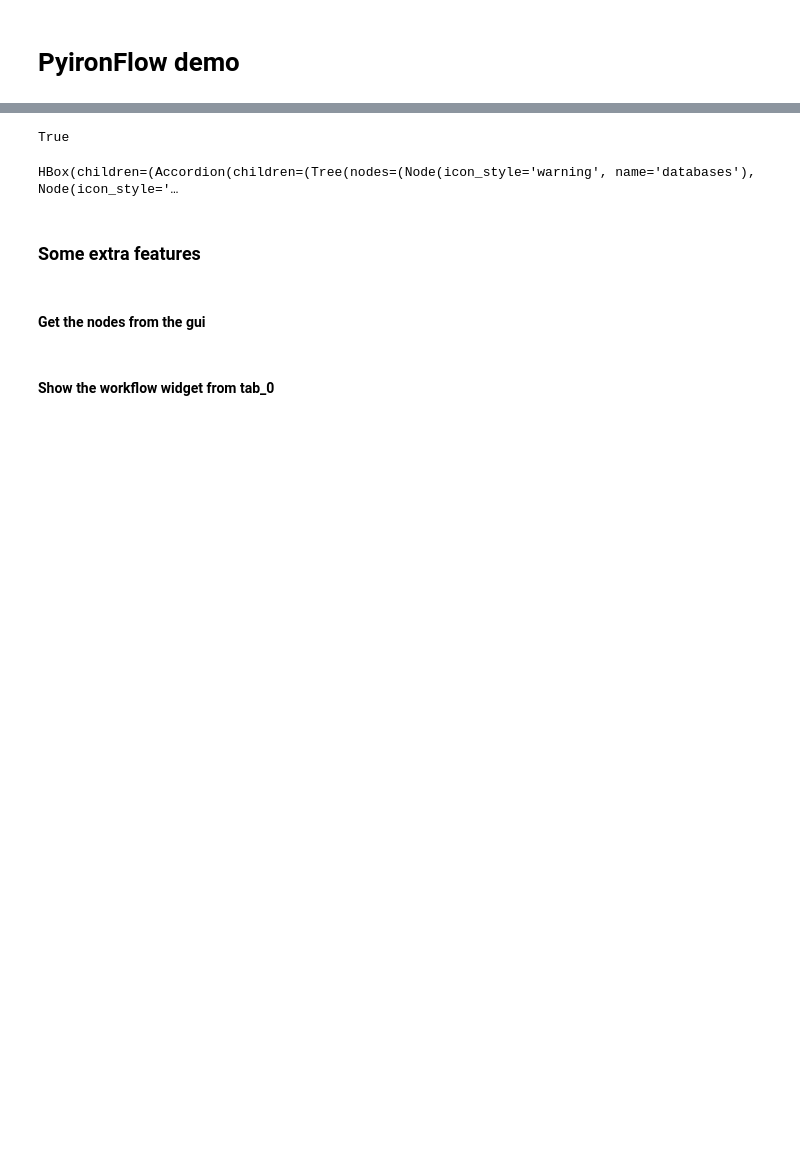
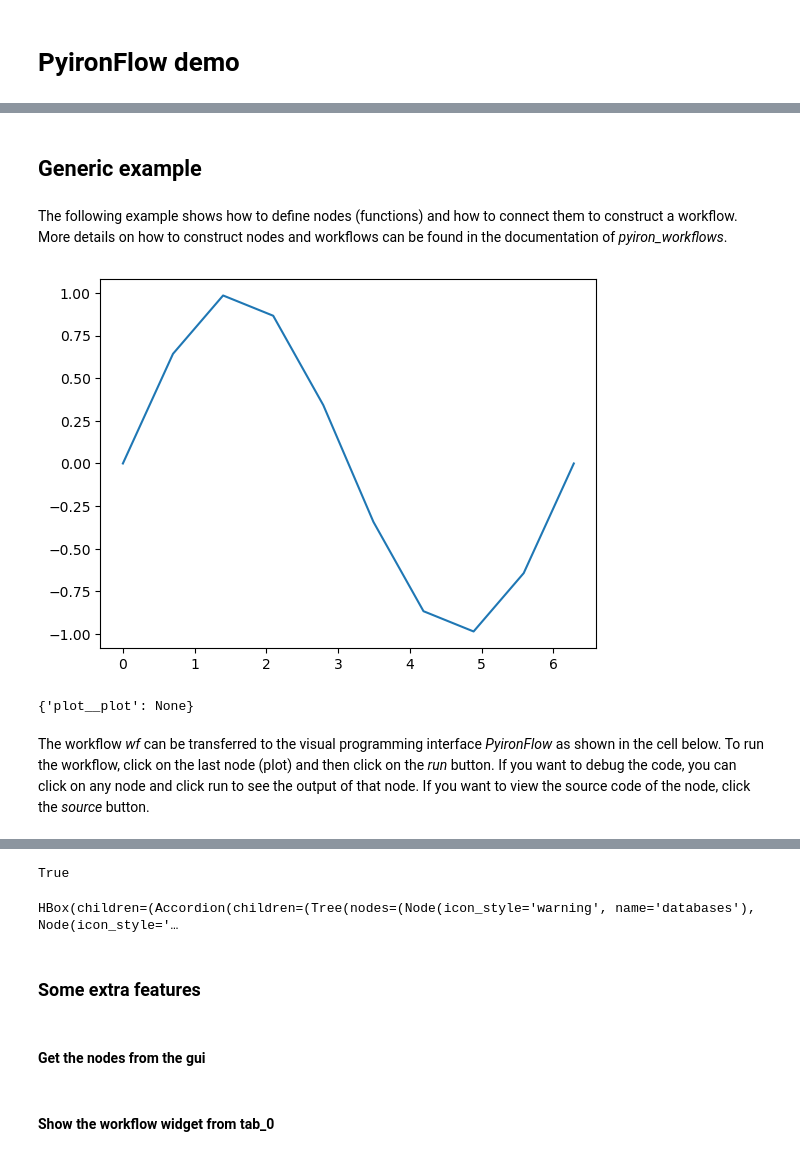
Before and after one commit to pyiron/pyironFlow, a Jupyter notebook: pyironflow_demo.ipynb, the cells around one changed output, grey strips where cells are left out. Cells and saved outputs as stored; diff of their text form; code cells hidden in the pictures; blank space fills up the shorter version.

Commit message:
Extended, documented and polished the pyironflow_demo notebook. Added metadata (license etc. to python and jsx files).

```diff
--- a/pyironflow_demo.ipynb
+++ b/pyironflow_demo.ipynb
@@ -19,0 +11,4 @@ sys.path.insert(0, str(Path(Path.cwd()).parent) + '/pyiron_nodes')
+# %% [markdown]
+## Generic example
+# %% [markdown]
+The following example shows how to define nodes (functions) and how to connect them to construct a workflow. More details on how to construct nodes and workflows can be found in the documentation of _pyiron_workflows_.
@@ -19,0 +17,34 @@ sys.path.insert(0, str(Path(Path.cwd()).parent) + '/pyiron_nodes')
+# %%
+import numpy as np
+
+@as_function_node
+def linspace(x_min: int = 0, x_max: float = 2 * np.pi, n: int = 50):
+
+    vec = np.linspace(x_min, x_max, n)
+    return vec
+
+@as_function_node
+def sin(x):
+    import numpy as np
+
+    vec = np.sin(x)
+    return vec
+
+@as_function_node('plot')
+def plot(x, y):
+    import matplotlib.pylab as plt
+
+    plt.plot(x, y)
+    return plt.show()
+# %%
+wf = Workflow('simple_workflow')
+wf.x = linspace(n=10)
+wf.sin = sin(x=wf.x)
+wf.plot = plot(x=wf.x, y=wf.sin)
+
+wf.run()
+# %% [output]
+[figure, added]
+{'plot__plot': None}
+# %% [markdown]
+The workflow _wf_ can be transferred to the visual programming interface _PyironFlow_ as shown in the cell below. To run the workflow, click on the last node (plot) and then click on the _run_ button. If you want to debug the code, you can click on any node and click run to see the output of that node. If you want to view the source code of the node, click the _source_ button.
```
Also changed, not shown: parts of 42 cells of this notebook, 5 other files.
